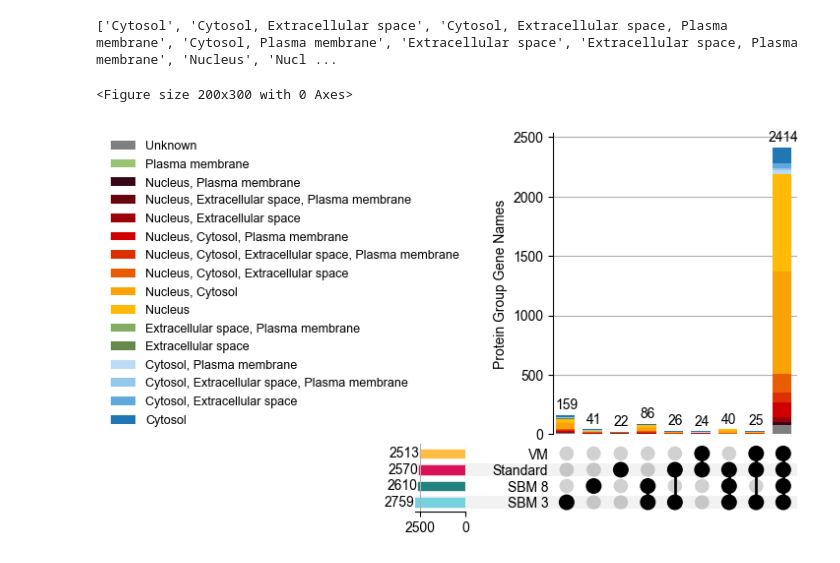
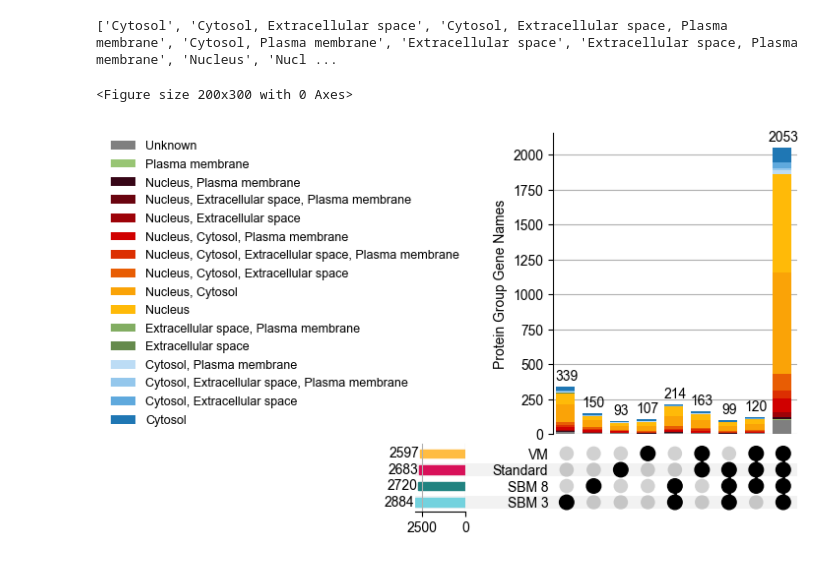
Before and after one commit to carolinelennartsson/SUMOylation, a Jupyter notebook: protein_groups_sumo.ipynb, the cells around one changed output. Saved outputs shown, nothing was run; the diff lists cells and outputs as text; code cells hidden in the pictures.

```diff
--- a/protein_groups_sumo.ipynb
+++ b/protein_groups_sumo.ipynb
@@ -70,10 +66,9 @@ pg_st = "../Standard/txt/proteinGroups.txt"
 pg_0 = "../VM/txt/proteinGroups.txt"
 pg_8 = "../SBM 8/txt/proteinGroups.txt"
 
-fig_dir = '../fig_dir'
-exposure = "../sites_exposure_w_FDR.txt"
+exposure = "../exposure_sites/sites_exposure_w_FDR.txt"
 f_path = "../HUMAN.fasta"
-comp_file = '../human_compartment_integrated_full_filtered.tsv'
+comp_file = '../compartments/human_compartment_integrated_full_filtered.tsv'
 # %%
 def process_dataframe(file_path, site_column, dataset_name):
     df = pd.read_csv(file_path, delimiter="\t")
@@ -109,6 +119,7 @@ filtered_results_selected = pg_dfs[
 filtered_counts_results = filtered_results_selected.groupby('Dataset').size()
 sorted_counts_pgs = filtered_counts_results.reindex(custom_order)
 
+
 fig, ax = plt.subplots(figsize=(2, 3))
 
 bars = ax.bar(
@@ -118,9 +129,9 @@ bars = ax.bar(
 )
 
 # Uncomment to display bar values on top
-#for bar in bars:
-#     height = bar.get_height()
-#     ax.text(bar.get_x() + bar.get_width() / 2.0, height, '%d' % int(height), ha='center', va='bottom')
+for bar in bars:
+     height = bar.get_height()
+     ax.text(bar.get_x() + bar.get_width() / 2.0, height, '%d' % int(height), ha='center', va='bottom')
 
 ax.set_xlabel('')
 ax.set_ylabel('Protein Groups')
@@ -275,3 +263,33 @@ df_overlap.set_index(column_names[:-1], inplace=True)
+# %%
+pg_dfs_dedup = pg_dfs.drop_duplicates(subset=['Protein IDs', 'Dataset'])
+
+dataset_names = pg_dfs_dedup['Dataset'].unique()
+dataset_protein_sets = {
+    name: set(pg_dfs_dedup[pg_dfs_dedup['Dataset'] == name]['Protein IDs'].dropna())
+    for name in dataset_names
+}
+
+all_protein_ids = set().union(*dataset_protein_sets.values())
+
+data = []
+for protein_id in all_protein_ids:
+    row = [protein_id in dataset_protein_sets[name] for name in dataset_names]
+    row.append(protein_id)
+    data.append(row)
+
+column_names = list(dataset_protein_sets.keys()) + ['Protein IDs']
+df_overlap = pd.DataFrame(data, columns=column_names)
+
+protein_to_gene = (
+    pg_dfs_dedup.groupby('Protein IDs')['Gene_name']
+    .first()
+    .reset_index()
+)
+df_overlap = df_overlap.merge(protein_to_gene, on='Protein IDs', how='left')
+
+df_overlap = df_overlap.merge(comp_joined, on='Gene_name', how='left')
+df_overlap['Gene Ontology (cellular component)'] = df_overlap['Gene Ontology (cellular component)'].fillna("Unknown")
+df_overlap.set_index(column_names[:-1], inplace=True)
 # %%
 categories = df_overlap['Gene Ontology (cellular component)'].dropna().unique().tolist()
 categories.sort()
@@ -307,37 +325,38 @@ upset = UpSet(
     df_overlap,
     intersection_plot_elements=0,
     subset_size="count",
-    min_subset_size=20,
+    min_subset_size=80,
     show_counts=True,
     element_size = 30,
 )
 
 upset.add_stacked_bars(
     by='Gene Ontology (cellular component)',
     colors=space_colors,
     title='Protein Group Gene Names',
     elements=len(space_colors)
 )
 
 for category in color_map:
     upset.style_categories(
         [category],
         bar_facecolor=color_map.get(category, 'grey'),
         bar_edgecolor=None
     )
 
 ax_dict = upset.plot()
+
 fig = plt.gcf()
 fig.set_size_inches(5, 5)
 
 for bar in ax_dict['extra0'].patches:
     bar.set_width(0.7)
     bar.set_x(bar.get_x() - 0.15)
 
 ax_dict['extra0'].legend(frameon=False, loc='center', bbox_to_anchor=(-1.1, 0.5), fontsize=9)
 plt.tight_layout()
 plt.gcf().savefig(fig_dir + "upset_plot_gnas.pdf", format="pdf", transparent=True, bbox_inches='tight')
 plt.show()
 # %% [output]
 <Figure size 200x300 with 0 Axes>
-[figure, old version]
+[figure, new version]
```
Also changed, not shown: parts of 8 cells of this notebook, 3 other files.
